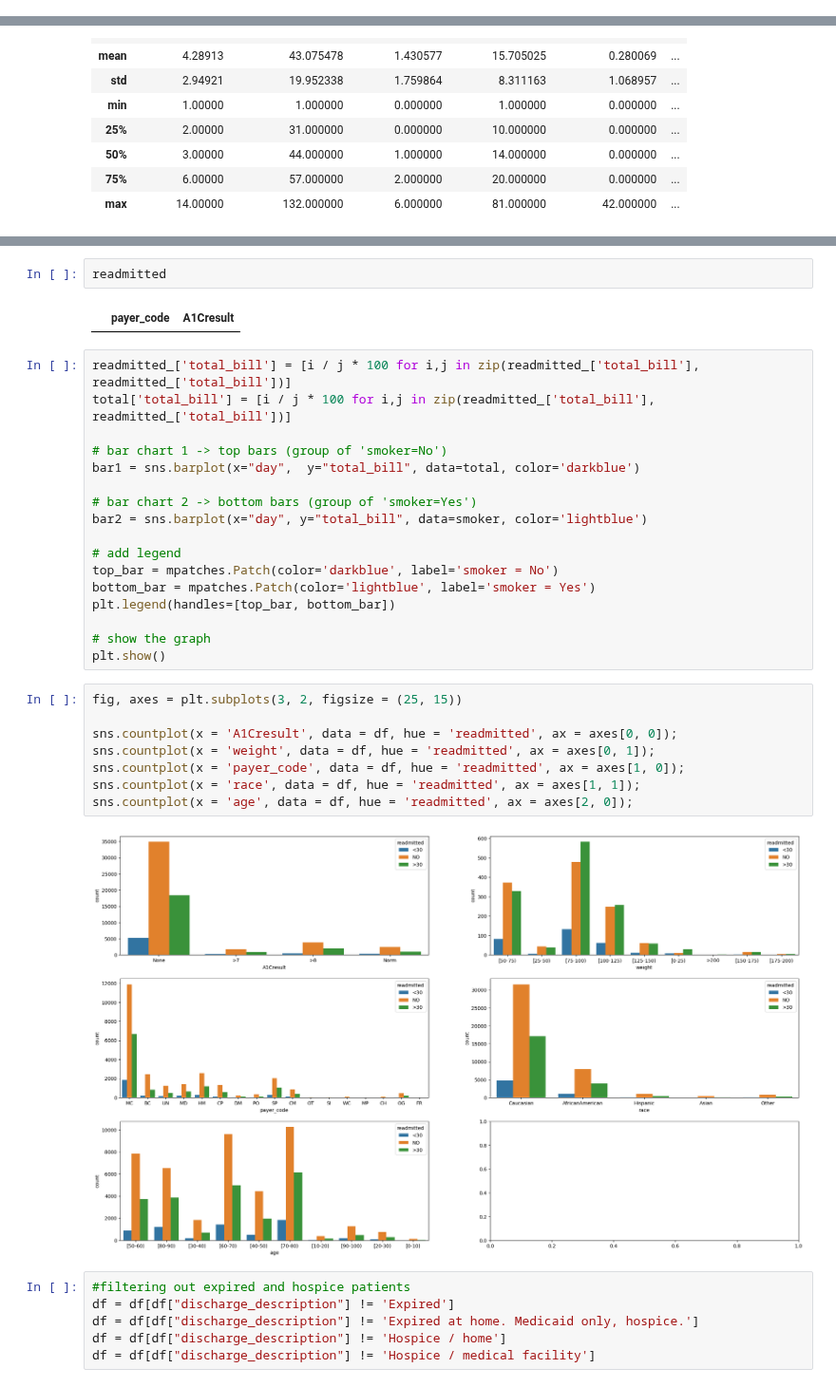
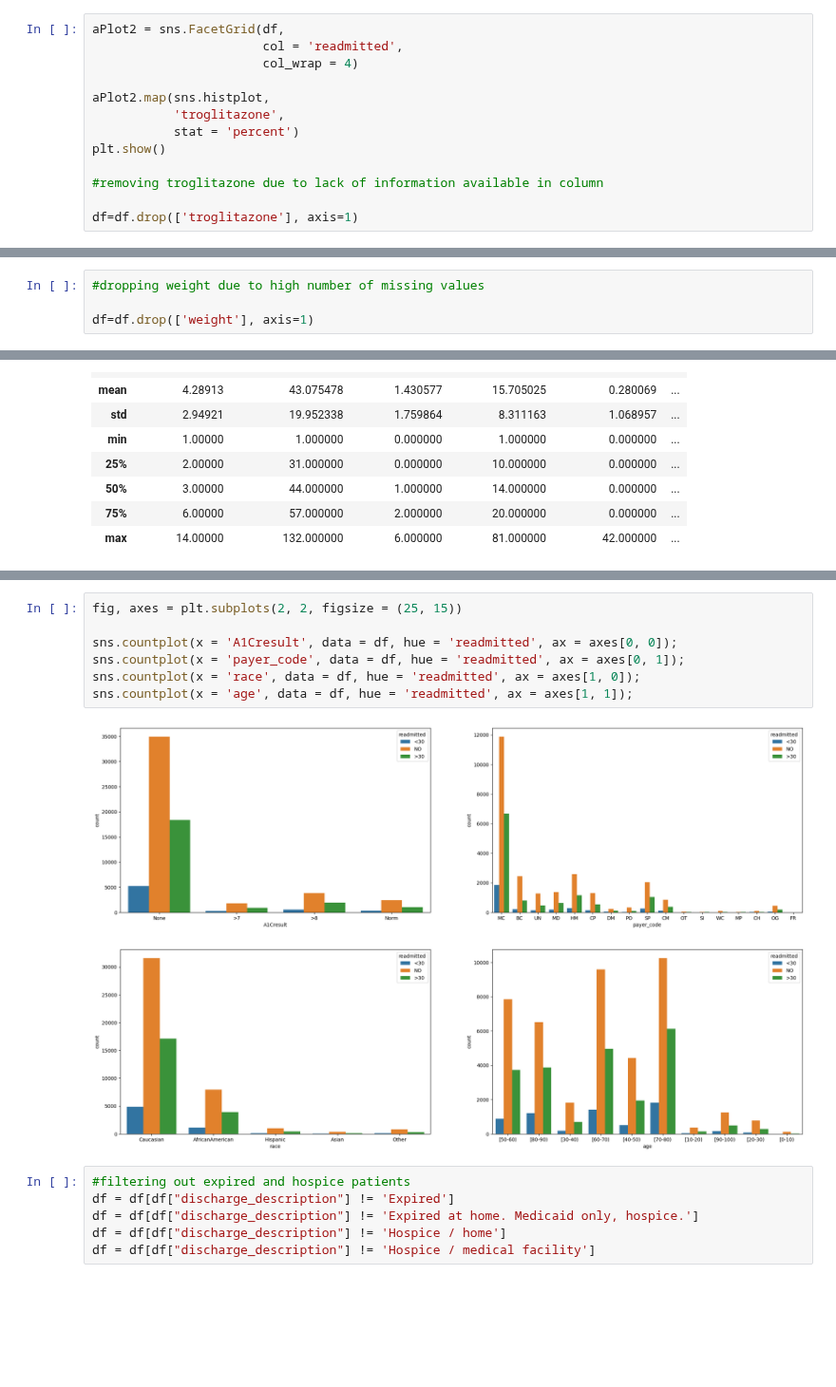
Before and after one commit to boneeyah/QTW, a Jupyter notebook: Case Study 2/Case_Study_2.ipynb, the cells around one changed output, grey strips where cells are left out. Shown at 95% size. Cells and saved outputs as stored; diff of their text form; blank space fills up the shorter version.

```diff
--- a/Case Study 2/Case_Study_2.ipynb
+++ b/Case Study 2/Case_Study_2.ipynb
@@ -95,0 +89,13 @@ df=df.replace("?", np.nan)
+# %%
+aPlot2 = sns.FacetGrid(df,
+                       col = 'readmitted',
+                       col_wrap = 4)
+
+aPlot2.map(sns.histplot,
+           'troglitazone',
+           stat = 'percent')
+plt.show()
+
+#removing troglitazone due to lack of information available in column
+
+df=df.drop(['troglitazone'], axis=1)
@@ -122,2 +138,6 @@ for i in df.columns:
 # %% [markdown]
 Three variables have a large percentage of missing values, Weight, Payer_code and Medical_speciatly with about 97%, 40% and 49% of missing values accordingly. Race and diags 1-3 all have a smaller number of missing values.
+# %%
+#dropping weight due to high number of missing values
+
+df=df.drop(['weight'], axis=1)
@@ -201,34 +175,12 @@ total
-# %%
-readmitted
-# %% [output]
-|  | payer_code | A1Cresult |
-# %%
-readmitted_['total_bill'] = [i / j * 100 for i,j in zip(readmitted_['total_bill'], readmitted_['total_bill'])]
-total['total_bill'] = [i / j * 100 for i,j in zip(readmitted_['total_bill'], readmitted_['total_bill'])]
-
-# bar chart 1 -> top bars (group of 'smoker=No')
-bar1 = sns.barplot(x="day",  y="total_bill", data=total, color='darkblue')
-
-# bar chart 2 -> bottom bars (group of 'smoker=Yes')
-bar2 = sns.barplot(x="day", y="total_bill", data=smoker, color='lightblue')
-
-# add legend
-top_bar = mpatches.Patch(color='darkblue', label='smoker = No')
-bottom_bar = mpatches.Patch(color='lightblue', label='smoker = Yes')
-plt.legend(handles=[top_bar, bottom_bar])
-
-# show the graph
-plt.show()
 # %%
-fig, axes = plt.subplots(3, 2, figsize = (25, 15))
+fig, axes = plt.subplots(2, 2, figsize = (25, 15))
 
 sns.countplot(x = 'A1Cresult', data = df, hue = 'readmitted', ax = axes[0, 0]);
-sns.countplot(x = 'weight', data = df, hue = 'readmitted', ax = axes[0, 1]);
-sns.countplot(x = 'payer_code', data = df, hue = 'readmitted', ax = axes[1, 0]);
-sns.countplot(x = 'race', data = df, hue = 'readmitted', ax = axes[1, 1]);
-sns.countplot(x = 'age', data = df, hue = 'readmitted', ax = axes[2, 0]);
+sns.countplot(x = 'payer_code', data = df, hue = 'readmitted', ax = axes[0, 1]);
+sns.countplot(x = 'race', data = df, hue = 'readmitted', ax = axes[1, 0]);
+sns.countplot(x = 'age', data = df, hue = 'readmitted', ax = axes[1, 1]);
 # %% [output]
-[figure, old version]
+[figure, new version]
 # %%
 #filtering out expired and hospice patients
 df = df[df["discharge_description"] != 'Expired']
```
Also changed, not shown: parts of 22 cells of this notebook.
